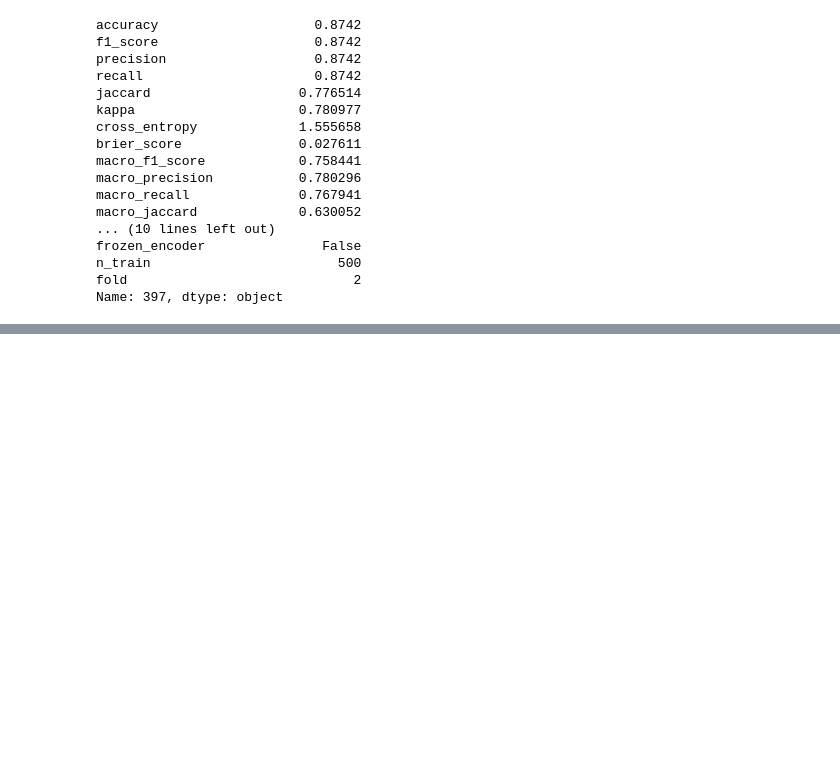
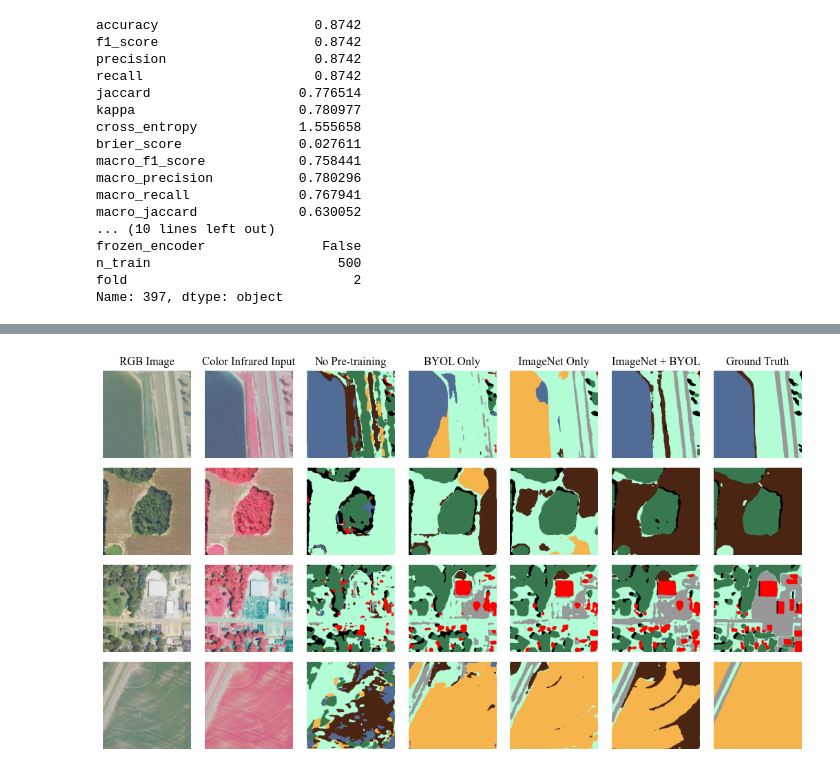
Before and after one commit to DakotaHester/ms-land-cover, a Jupyter notebook: pretrain_results.ipynb, the cells around one changed output, grey strips where cells are left out. Cells and saved outputs as stored; diff of their text form; code cells hidden in the pictures; blank space fills up the shorter version.

Commit message:
Show qualitative results

```diff
--- a/pretrain_results.ipynb
+++ b/pretrain_results.ipynb
@@ -760,0 +802,16 @@ Name: 397, dtype: object
+# %%
+import matplotlib.pyplot as plt
+
+# colorize targets
+def colorize_mask(mask, cmap=cmap):
+    color_mask = np.zeros((mask.shape[0], mask.shape[1], 3), dtype=np.uint8)
+    for class_index, color in cmap.items():
+        color_mask[mask == class_index] = color[:3]
+    return color_mask
+
+colorized_targets = np.stack([colorize_mask(mask) for mask in targets], axis=0)
+# %%
+inputs_torch = torch.from_numpy(inputs_rgb).float() / 255.0
+inputs_torch = (inputs_torch - mean[None, :, None, None]) / std[None, :, None, None]
+
+inputs_torch
@@ -760,0 +860,48 @@ Name: 397, dtype: object
+# %%
+# n_samples = 50
+# selected_indices = np.random.choice(len(inputs_rgb), size=n_samples, replace=False)
+selected_indices = [475, 283, 132, 52]
+
+plt.rcParams['font.family'] = 'times new roman'
+
+scale_factor = 1.5
+fig, ax = plt.subplots(len(selected_indices), 7, figsize=(scale_factor*7, scale_factor*len(selected_indices)))
+
+inputs_rgb_samples = inputs_rgb[selected_indices].transpose(0, 2, 3, 1)
+inputs_cir_samples = inputs_cir[selected_indices].transpose(0, 2, 3, 1)
+targets_samples = colorized_targets[selected_indices]
+preds_colorized_samples = {weight: preds_colorized[weight][selected_indices] for weight in weights}
+
+for i in range(len(selected_indices)):
+
+    ax[i, 0].imshow(inputs_rgb_samples[i])
+    ax[i, 1].imshow(inputs_cir_samples[i])
+
+    ax[i, 2].imshow(preds_colorized_samples['none'][i])
+    ax[i, 3].imshow(preds_colorized_samples['byol_randinit'][i])
+    ax[i, 4].imshow(preds_colorized_samples['imagenet'][i])
+    ax[i, 5].imshow(preds_colorized_samples['byol'][i])
+
+    ax[i, 6].imshow(targets_samples[i])
+
+    for j in range(7):
+        ax[i, j].axis('off')
+
+    # ax[i, 6].set_title(selected_indices[i])
+
+ax[0, 0].set_title('RGB Image')
+ax[0, 1].set_title('Color Infrared Input')
+ax[0, 2].set_title('No Pre-training')
+ax[0, 3].set_title('BYOL Only')
+ax[0, 4].set_title('ImageNet Only')
+ax[0, 5].set_title('ImageNet + BYOL')
+ax[0, 6].set_title('Ground Truth')
+
+fig.tight_layout()
+
+plt.savefig('./paper/images/qualitative_results.pdf', bbox_inches='tight')
+plt.savefig('./paper/images/qualitative_results.png', bbox_inches='tight', dpi=300)
+
+plt.show()
+# %% [output]
+[figure, added]
```
Also changed, not shown: parts of 5 cells of this notebook, 2 other files.
